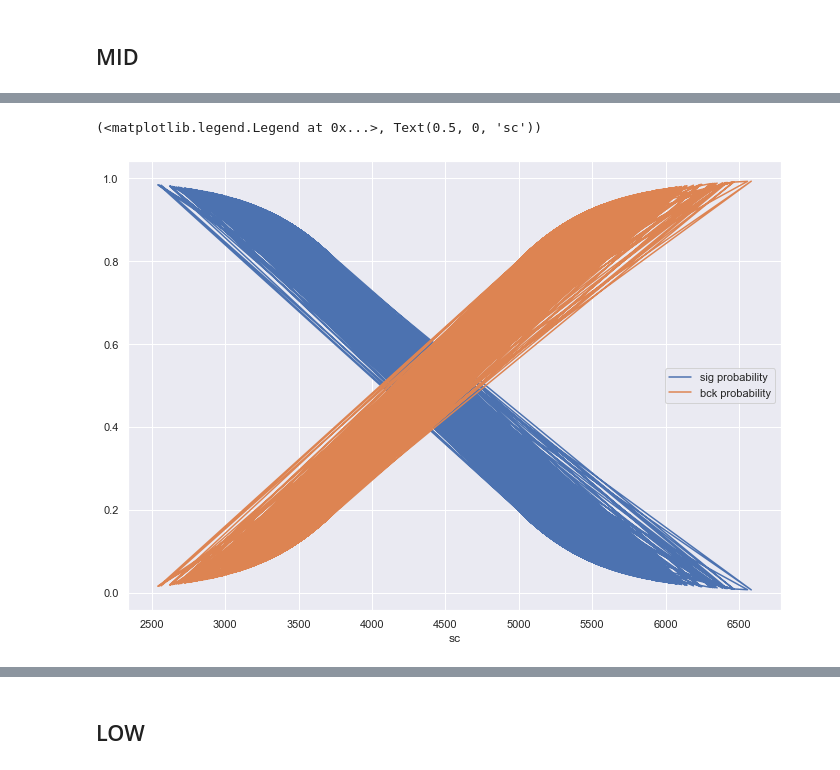
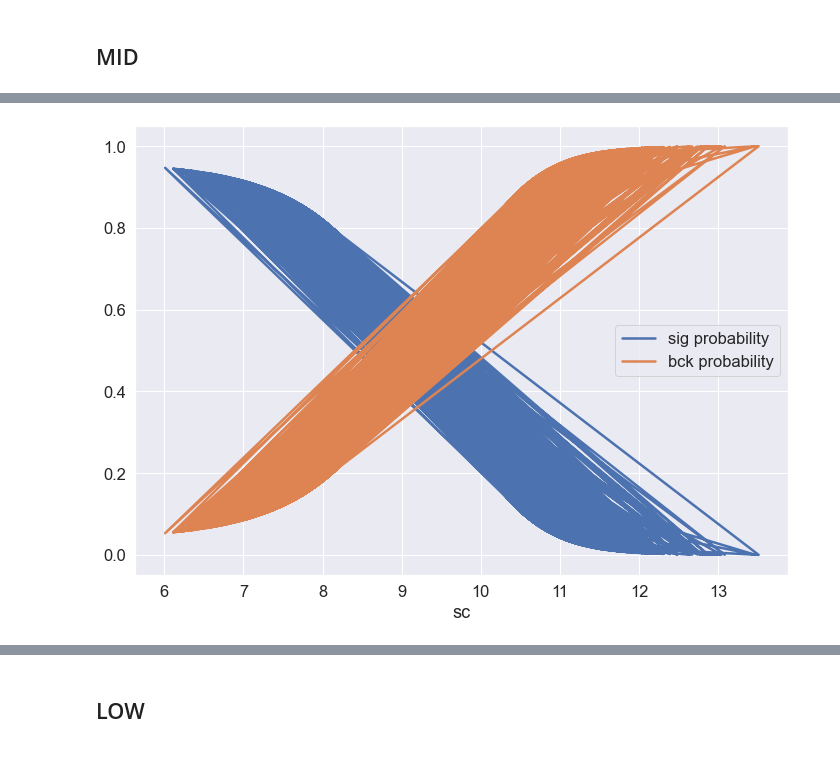
Before and after one commit to depot-hep/idao-2021, a Jupyter notebook: track1_solution/archive/sPlot.ipynb, the cells around one changed output, grey strips where cells are left out. Saved outputs shown, nothing was run; the diff lists cells and outputs as text; code cells hidden in the pictures.

```diff
--- a/track1_solution/archive/sPlot.ipynb
+++ b/track1_solution/archive/sPlot.ipynb
@@ -97,0 +68,20 @@ plt.show()
+# %%
+def norm_pdf(x, mu, sigma):
+    invs = 1.0 / sigma
+    z = (x - mu) * invs
+    invnorm = 1 / np.sqrt(2 * np.pi) * invs
+    return np.exp(-0.5 * z ** 2) * invnorm
+
+def uniform_pdf(x):
+    obs_left, obs_right = 230, 350 # please forgive me my sins
+    x_in_range = (x >= obs_left) & (x <= obs_right)
+    return np.where(x_in_range, 1/(obs_right - obs_left), 0)
+
+def model(x, mu_1, mu_2, sigma_1, sigma_2, fr):
+    return fr*norm_pdf(x, mu_1, sigma_1) + (1-fr)*norm_pdf(x, mu_2, sigma_2)
+# %%
+nll = UnbinnedNLL(E_regr_MID, model)
+m = Minuit(nll, mu_1=8.5, mu_2=9.5, sigma_1=1, sigma_2=1, fr=0.5)  # starting values for α and β
+m.fixed['fr'] = True
+m.migrad()
+m.hesse()
@@ -97,0 +95,4 @@ plt.show()
+# %%
+x = np.linspace(MID_left, MID_right)
+fit_results = dict(m.values)
+assert fit_results['mu_1'] < fit_results['mu_2']
@@ -98,12 +109,13 @@ plt.show()
 # %%
-probs_MID = pd.DataFrame(dict(sig=norm.pdf(df_private_MID.sig_count_y, loc=E_expected_ER_MID, scale=sigma_ER_MID), bck=norm.pdf(df_private_MID.sig_count_y, loc=E_expected_NR_MID, scale=sigma_NR_MID)))
+probs_MID = pd.DataFrame(dict(sig=norm.pdf(E_regr_MID, loc=fit_results['mu_1'], scale=fit_results['sigma_1']),
+                              bck=norm.pdf(E_regr_MID, loc=fit_results['mu_2'], scale=fit_results['sigma_2'])))
 probs_MID = probs_MID.div(probs_MID.sum(axis=1), axis=0)
 # %%
-plt.plot(df_private_MID.sig_count_y, probs_MID.sig, label='sig probability')
-plt.plot(df_private_MID.sig_count_y, probs_MID.bck, label='bck probability')
+plt.plot(E_regr_MID, probs_MID.sig, label='sig probability')
+plt.plot(E_regr_MID, probs_MID.bck, label='bck probability')
 plt.legend(), plt.xlabel('sc')
+plt.show()
 # %% [output]
-(<matplotlib.legend.Legend at 0x...>, Text(0.5, 0, 'sc'))
-[figure, old version]
+[figure, new version]
 # %%
 sWeights_MID = splot.compute_sweights(probs_MID)
```
Also changed, not shown: parts of 63 cells of this notebook.
